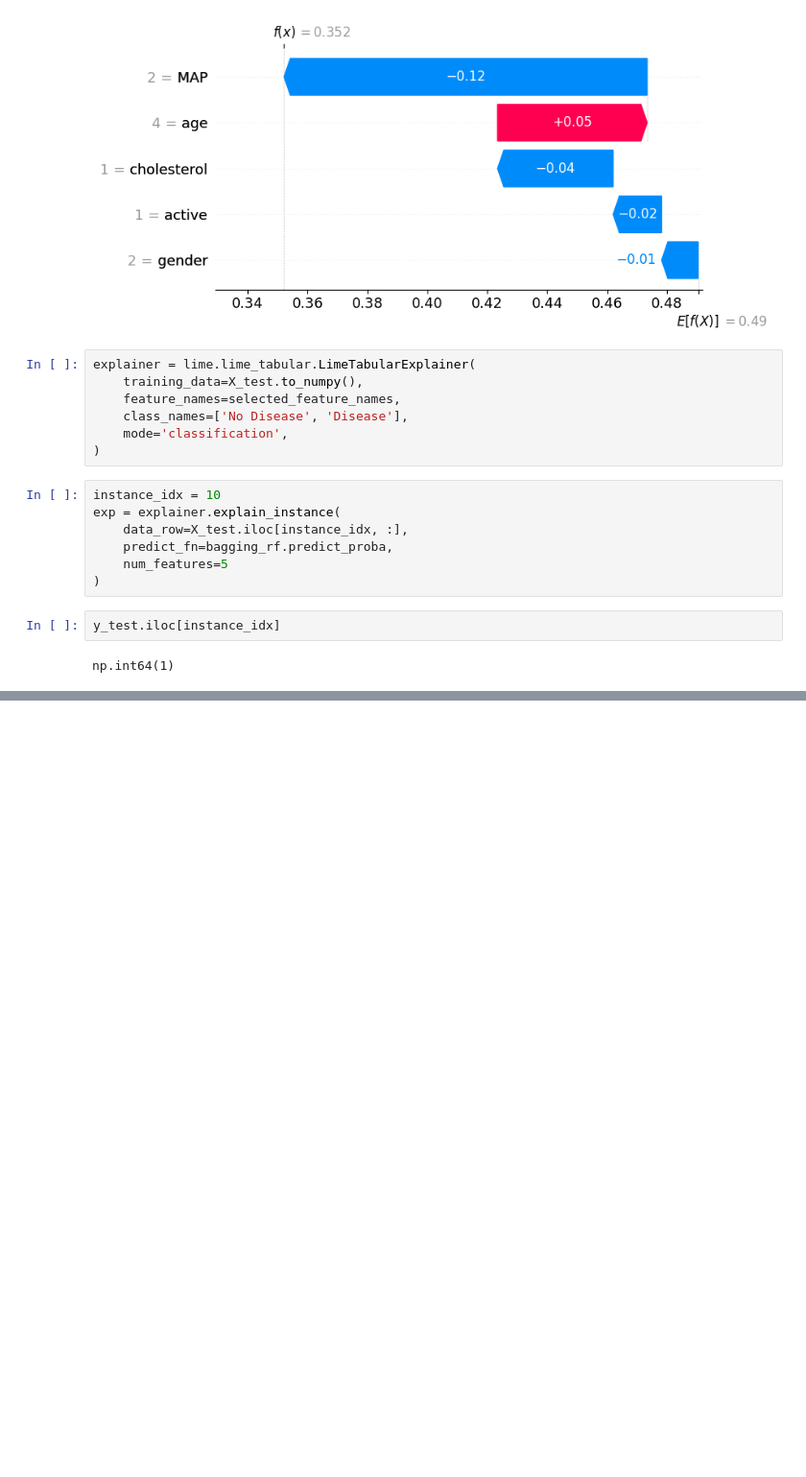
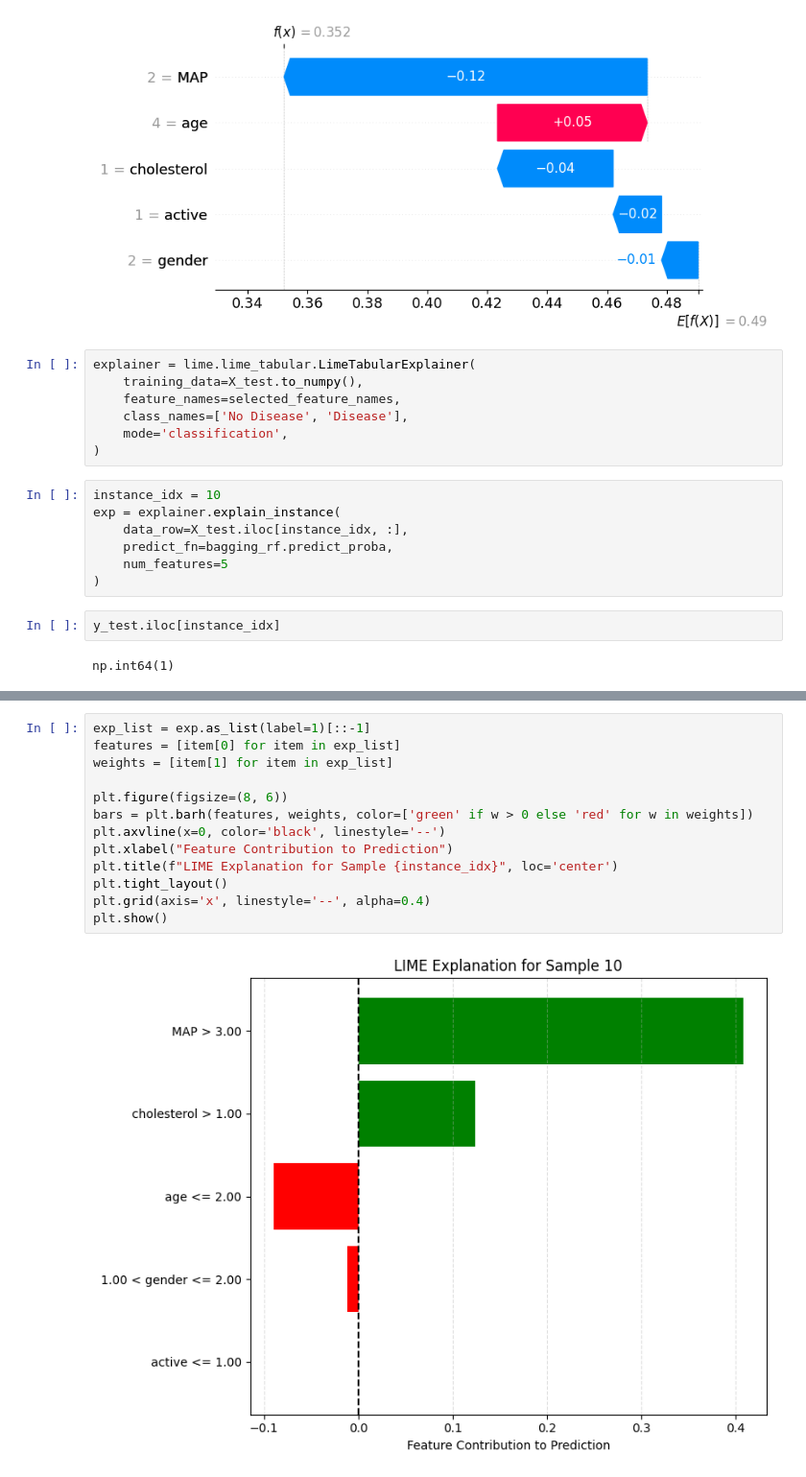
Before and after one commit to omaryasser3/Dsai_305_Project, a Jupyter notebook: Amr/[23]_pronab_et_al.ipynb, the cells around one changed output, grey strips where cells are left out. Shown at 96% size. Saved outputs shown, nothing was run; the diff lists cells and outputs as text; blank space fills up the shorter version.

```diff
--- a/Amr/[23]_pronab_et_al.ipynb
+++ b/Amr/[23]_pronab_et_al.ipynb
@@ -428,2 +428,17 @@ exp.show_in_notebook(show_table=True)
 # %% [output]
 [interactive output not drawn]
+# %%
+exp_list = exp.as_list(label=1)[::-1]
+features = [item[0] for item in exp_list]
+weights = [item[1] for item in exp_list]
+
+plt.figure(figsize=(8, 6))
+bars = plt.barh(features, weights, color=['green' if w > 0 else 'red' for w in weights])
+plt.axvline(x=0, color='black', linestyle='--')
+plt.xlabel("Feature Contribution to Prediction")
+plt.title(f"LIME Explanation for Sample {instance_idx}", loc='center')
+plt.tight_layout()
+plt.grid(axis='x', linestyle='--', alpha=0.4)
+plt.show()
+# %% [output]
+[figure, added]
```
Also changed, not shown: parts of 1 cell of this notebook.
